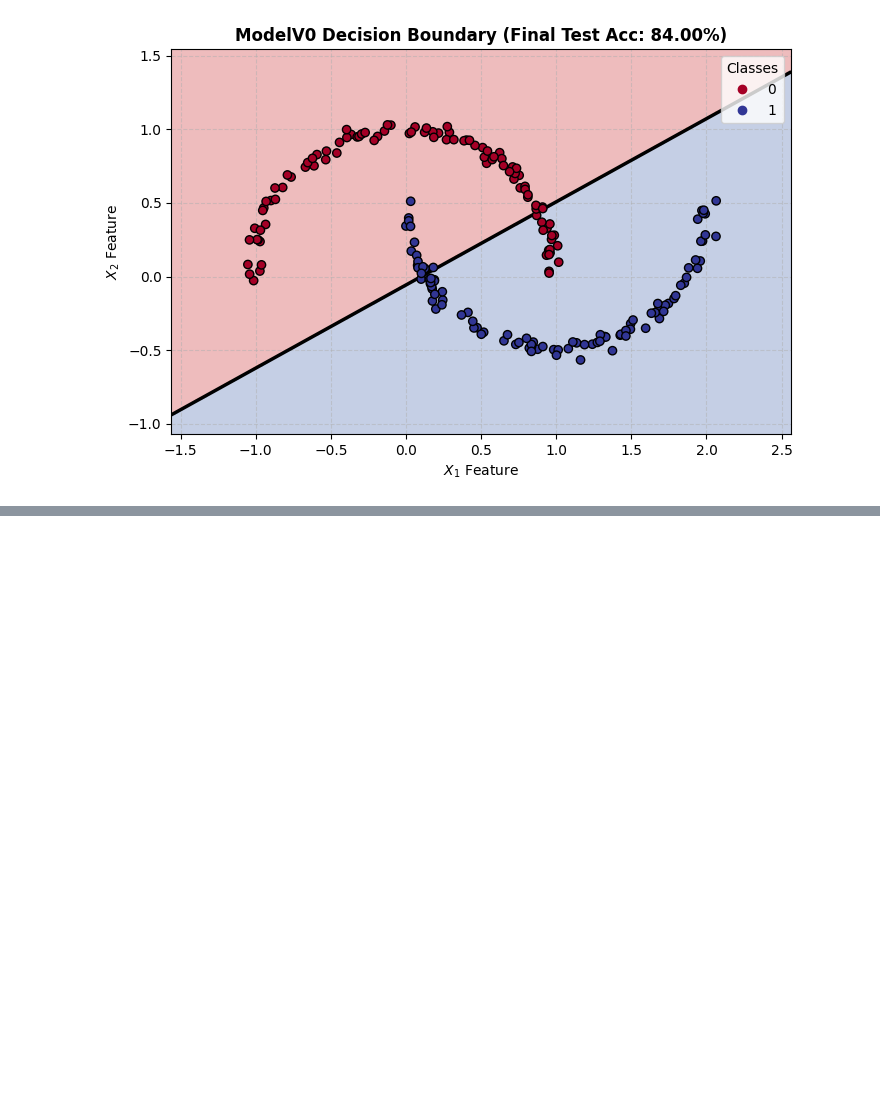
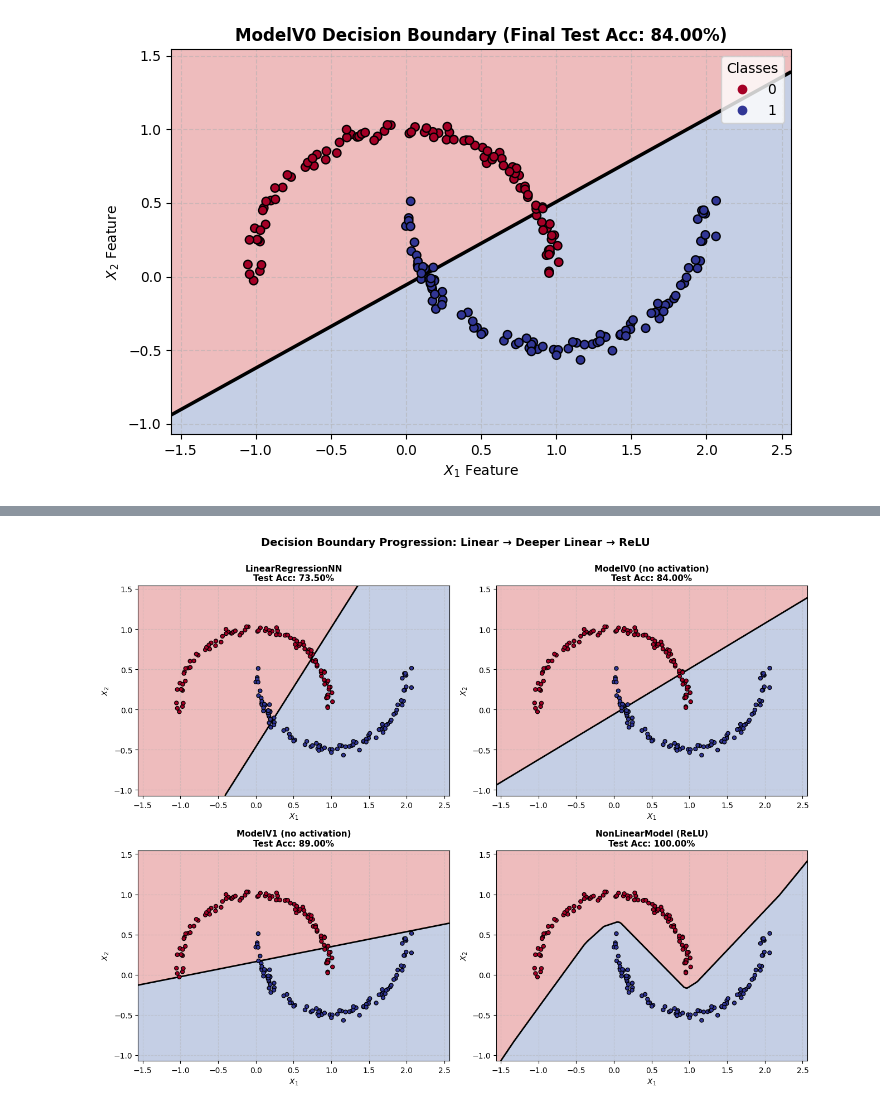
Before and after one commit to Avhijan/AI, a Jupyter notebook: 6_Neural_Networks/6.2_neural_network.ipynb, the cells around one changed output, grey strips where cells are left out. Drawn from its saved outputs; the diff is of its cells as text; code cells hidden in the pictures; blank space fills up the shorter version.

```diff
--- a/6_Neural_Networks/6.2_neural_network.ipynb
+++ b/6_Neural_Networks/6.2_neural_network.ipynb
@@ -231,0 +720,53 @@ despite two layers the model can't accurately work yet
+# %%
+import numpy as np
+import matplotlib.pyplot as plt
+import torch
+
+def test_accuracy(model, X_test, y_test):
+    model.eval()
+    with torch.inference_mode():
+        preds = torch.round(torch.sigmoid(model(X_test)))
+    return (preds == y_test).sum().item() / len(y_test) * 100
+
+# One shared grid so every model is plotted on the exact same coordinates
+x_min, x_max = X[:, 0].min() - 0.5, X[:, 0].max() + 0.5
+y_min, y_max = X[:, 1].min() - 0.5, X[:, 1].max() + 0.5
+xx, yy = np.meshgrid(np.linspace(x_min, x_max, 200), np.linspace(y_min, y_max, 200))
+grid = torch.from_numpy(np.c_[xx.ravel(), yy.ravel()]).type(torch.float).to(device)
+
+# Rename your ReLU model's variable if needed — assuming model_relu here
+models = {
+    "LinearRegressionNN":   model_linear,
+    "ModelV0 (no activation)": model_v0,
+    "ModelV1 (no activation)": model_v1,
+    "NonLinearModel (ReLU)": model,
+}
+
+fig, axes = plt.subplots(2, 2, figsize=(13, 10))
+axes = axes.ravel()
+
+for ax, (name, m) in zip(axes, models.items()):
+    m.eval()
+    with torch.inference_mode():
+        logits_t = m(grid)
+        preds_t = torch.round(torch.sigmoid(logits_t))
+        logits = logits_t.reshape(xx.shape).cpu().numpy()
+        preds = preds_t.reshape(xx.shape).cpu().numpy()
+
+    acc = test_accuracy(m, X_test, y_test)
+
+    ax.contourf(xx, yy, preds, cmap=plt.cm.RdYlBu, alpha=0.3)
+    ax.contour(xx, yy, logits, levels=[0], colors='black', linewidths=2)
+    ax.scatter(X_test[:, 0].cpu(), X_test[:, 1].cpu(), c=y_test.cpu().squeeze(),
+               cmap=plt.cm.RdYlBu, edgecolors='k', s=25, zorder=3)
+    ax.set_title(f"{name}\nTest Acc: {acc:.2f}%", fontsize=11, fontweight='bold')
+    ax.set_xlabel("$X_1$")
+    ax.set_ylabel("$X_2$")
+    ax.grid(True, linestyle='--', alpha=0.4)
+
+plt.suptitle("Decision Boundary Progression: Linear → Deeper Linear → ReLU",
+             fontsize=14, fontweight='bold', y=1.0)
+plt.tight_layout()
+plt.show()
+# %% [output]
+[figure, added]
```
Also changed, not shown: parts of 20 cells of this notebook, 1 other file.
